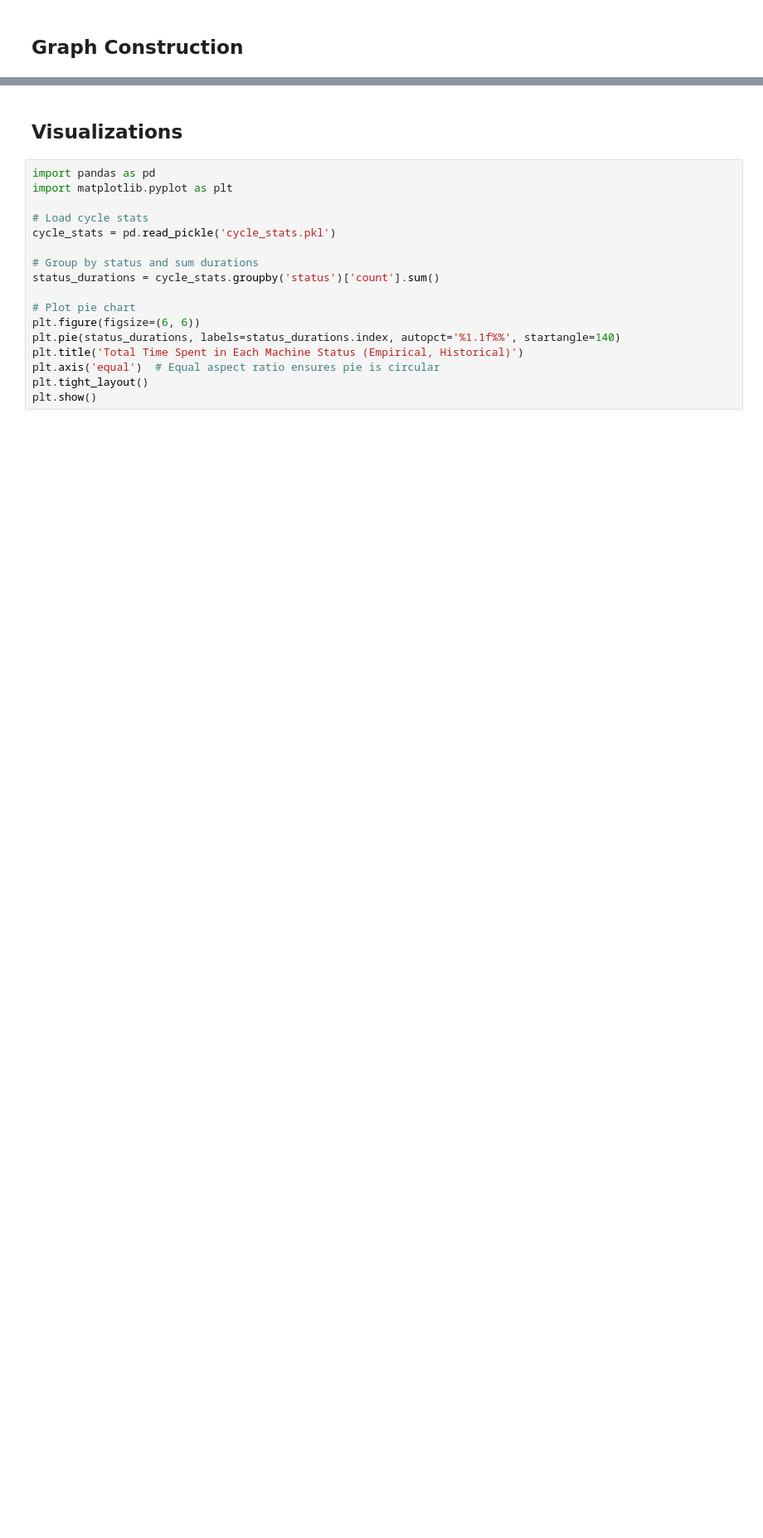
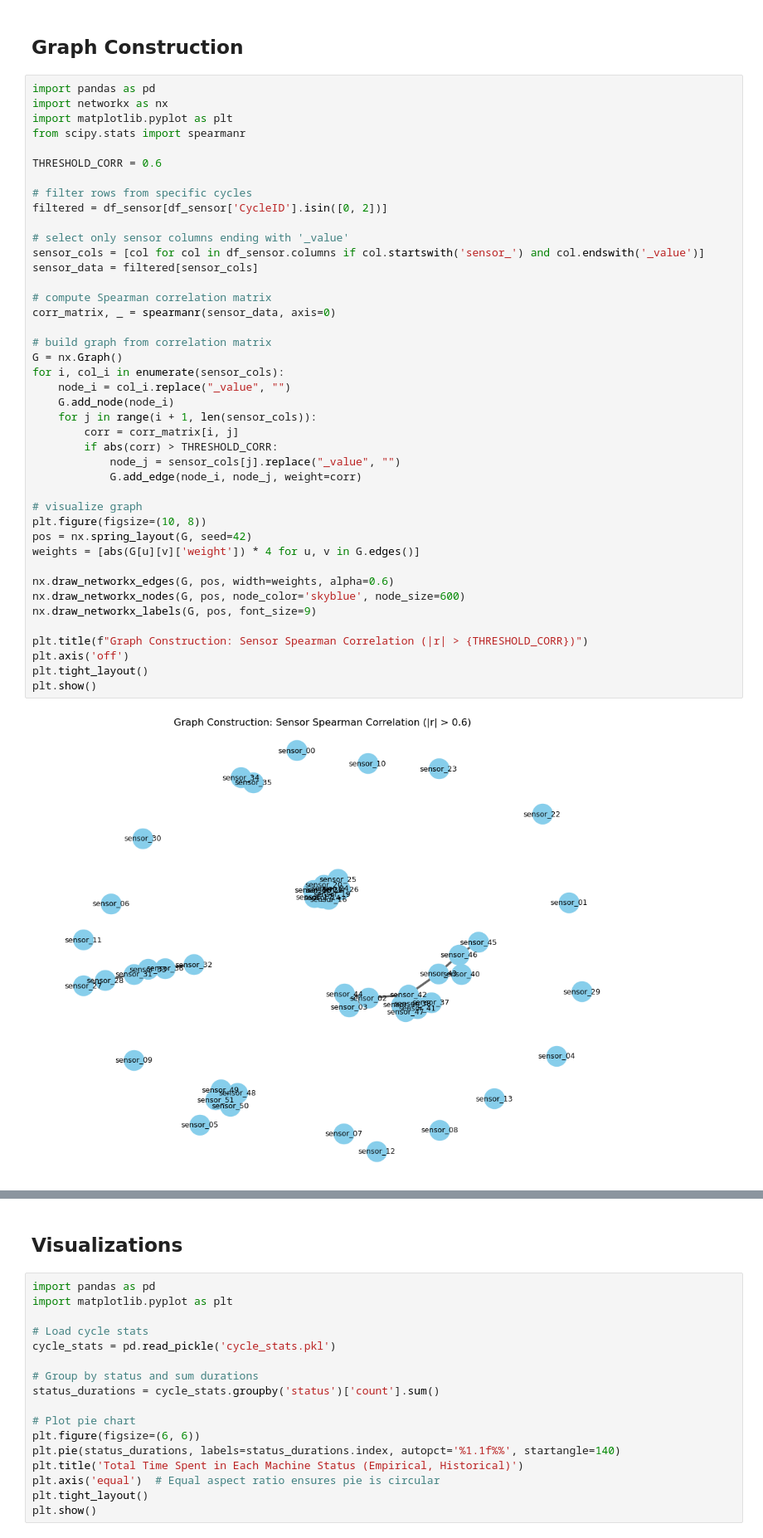
Before and after one commit to jrwoodwa/graph-based-predictive-maintenance, a Jupyter notebook: PredictiveMaintenance.ipynb, the cells around one changed output, grey strips where cells are left out. Shown at 83% size. Drawn from its saved outputs; the diff is of its cells as text; blank space fills up the shorter version.

```diff
--- a/PredictiveMaintenance.ipynb
+++ b/PredictiveMaintenance.ipynb
@@ -120,2 +125,46 @@ Desire to have z-score for the decimals too
 # %% [markdown]
 ## Graph Construction
+# %%
+import pandas as pd
+import networkx as nx
+import matplotlib.pyplot as plt
+from scipy.stats import spearmanr
+
+THRESHOLD_CORR = 0.6
+
+# filter rows from specific cycles
+filtered = df_sensor[df_sensor['CycleID'].isin([0, 2])]
+
+# select only sensor columns ending with '_value'
+sensor_cols = [col for col in df_sensor.columns if col.startswith('sensor_') and col.endswith('_value')]
+sensor_data = filtered[sensor_cols]
+
+# compute Spearman correlation matrix
+corr_matrix, _ = spearmanr(sensor_data, axis=0)
+
+# build graph from correlation matrix
+G = nx.Graph()
+for i, col_i in enumerate(sensor_cols):
+    node_i = col_i.replace("_value", "")
+    G.add_node(node_i)
+    for j in range(i + 1, len(sensor_cols)):
+        corr = corr_matrix[i, j]
+        if abs(corr) > THRESHOLD_CORR:
+            node_j = sensor_cols[j].replace("_value", "")
+            G.add_edge(node_i, node_j, weight=corr)
+
+# visualize graph
+plt.figure(figsize=(10, 8))
+pos = nx.spring_layout(G, seed=42)
+weights = [abs(G[u][v]['weight']) * 4 for u, v in G.edges()]
+
+nx.draw_networkx_edges(G, pos, width=weights, alpha=0.6)
+nx.draw_networkx_nodes(G, pos, node_color='skyblue', node_size=600)
+nx.draw_networkx_labels(G, pos, font_size=9)
+
+plt.title(f"Graph Construction: Sensor Spearman Correlation (|r| > {THRESHOLD_CORR})")
+plt.axis('off')
+plt.tight_layout()
+plt.show()
+# %% [output]
+[figure, added]
```
Also changed, not shown: parts of 10 cells of this notebook.
